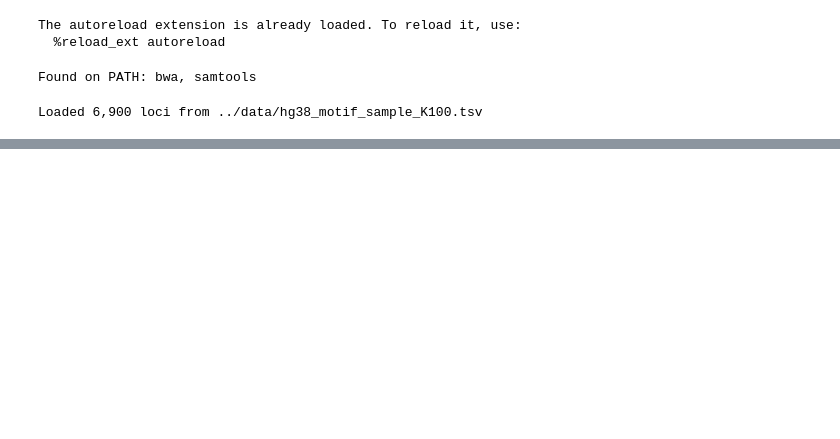
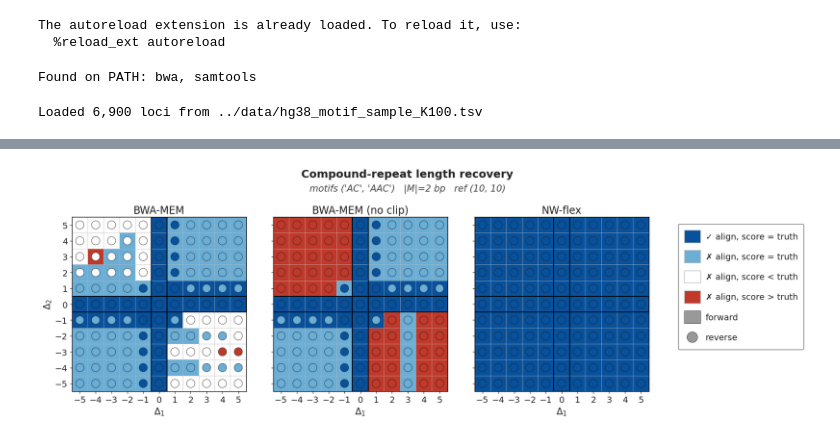
Before and after one commit to nwflex/nwflex, a Jupyter notebook: notebooks/08_NWflex_Compound.ipynb, the cells around one changed output, grey strips where cells are left out. Cells and saved outputs as stored; diff of their text form; code cells hidden in the pictures; blank space fills up the shorter version.

```diff
--- a/notebooks/08_NWflex_Compound.ipynb
+++ b/notebooks/08_NWflex_Compound.ipynb
@@ -1218,0 +161,9 @@ BWA-MEM has no notion of a repeat block, and with two boundary regions the failu
+# %%
+rc_X, rc_X_ext, rc_reads, rc_zones, rc_zones_ext = build_compound_mirror_frame(
+    compound, reads,
+)
+
+print(f"forward zones      : {compound.zones}")
+print(f"mirror  zones      : {rc_zones}")
+print(f"forward zones (ext): {compound.zones_ext}")
+print(f"mirror  zones (ext): {rc_zones_ext}")
@@ -1218,0 +293,15 @@ BWA-MEM has no notion of a repeat block, and with two boundary regions the failu
+# %%
+variants = [_make_compound_variant(compound, d1, d2)
+            for d1, d2 in product(DELTAS1, DELTAS2)]
+
+long_df = sweep(
+    variants,
+    wrap_methods_for_multizone_truth(methods, variants),
+)
+grid_df = pivot_for_heatmap(long_df, combine=COMBINE)
+
+cell_df = aggregate_per_cell(grid_df, ["arm", "delta1", "delta2"])
+print(f"Sweep: {len(DELTAS1)} d1 x {len(DELTAS2)} d2 x "
+      f"{len(methods)} arms = {len(cell_df)} per-cell verdicts "
+      f"(strand aggregation 'best', combine 'best')")
+cell_df.groupby('arm')['state'].value_counts().unstack(fill_value=0)
@@ -1218,0 +315,19 @@ BWA-MEM has no notion of a repeat block, and with two boundary regions the failu
+# %%
+ARM_TITLES = {
+    "BWA-std":     "BWA-MEM",
+    "BWA-no-clip": "BWA-MEM (no clip)",
+    "NW-flex":     "NW-flex",
+}
+
+plot_correctness_heatmap_2d(
+    grid_df,
+    deltas1=DELTAS1, deltas2=DELTAS2,
+    arm_titles=ARM_TITLES,
+    combine_across_reads="best",
+    suptitle="Compound-repeat length recovery",
+    subtitle=(f"motifs ({compound.R1!r}, {compound.R2!r})"
+              f"   |M|={len(compound.M)} bp"
+              f"   ref ({compound.N1}, {compound.N2})"),
+);
+# %% [output]
+[figure, added]
```
Also changed, not shown: parts of 65 cells of this notebook, 1 other file.
